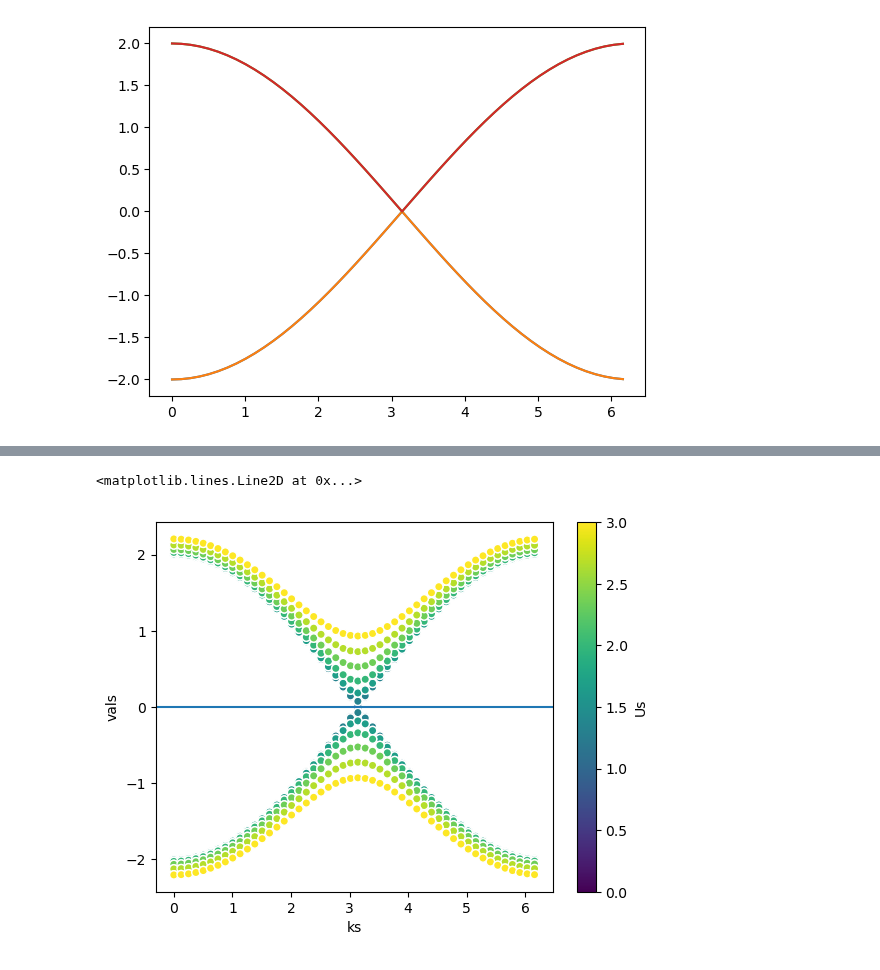
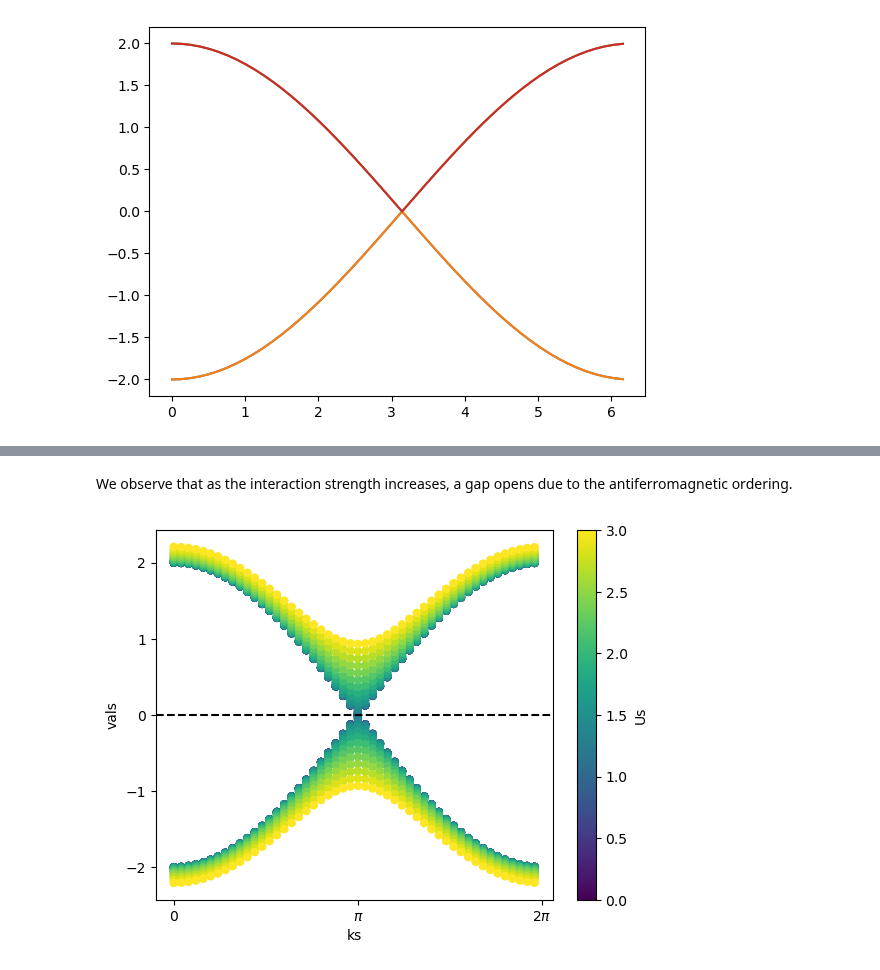
Before and after one commit to quantum-tinkerer/MeanFi, a Jupyter notebook: examples/1d_hubbard.ipynb, the cells around one changed output, grey strips where cells are left out. Saved outputs shown, nothing was run; the diff lists cells and outputs as text; code cells hidden in the pictures.

```diff
--- a/examples/1d_hubbard.ipynb
+++ b/examples/1d_hubbard.ipynb
@@ -63,8 +95,7 @@ def compute_gap(
 def compute_phase_diagram(
     Us,
     ks,
-    ks_dense,
-    tol=1e-5,
+    tol=1e-6,
     mixing=0.01,
     order=10,
 ):
@@ -89,12 +120,9 @@ def compute_phase_diagram(
         vals.append(_vals)
     return np.asarray(gap, dtype=float), np.asarray(vals)
 # %%
-# Generate dense-grid k-points
-nk_dense = 100
-ks_dense = np.linspace(0, 2 * np.pi, nk_dense, endpoint=True)
 # Interaction strengths
-Us = np.linspace(0, 3, 10, endpoint=True)
-gap, vals = compute_phase_diagram(Us, ks=ks, ks_dense=ks_dense, tol=1e-9)
+Us = np.linspace(0, 3, 20, endpoint=True)
+gap, vals = compute_phase_diagram(Us, ks=ks)
 # %%
 import xarray as xr
 
@@ -105,11 +133,14 @@ ds = xr.Dataset(
     ),
     coords=dict(Us=Us, ks=ks, n=np.arange(vals.shape[-1])),
 )
+# %% [markdown]
+We observe that as the interaction strength increases, a gap opens due to the antiferromagnetic ordering.
 # %%
-ds.vals.plot.scatter(x='ks', hue='Us')
-plt.axhline(0)
+ds.vals.plot.scatter(x='ks', hue='Us', ec=None)
+plt.axhline(0, ls='--', c='k')
+plt.xticks([0, np.pi, 2 * np.pi], ['$0$', '$\pi$', '$2\pi$'])
+plt.show()
 # %% [output]
-<matplotlib.lines.Line2D at 0x...>
-[figure, old version]
+[figure, new version]
 # %%
 ds.gap.plot()
```
Also changed, not shown: parts of 5 cells of this notebook, 1 other file.
